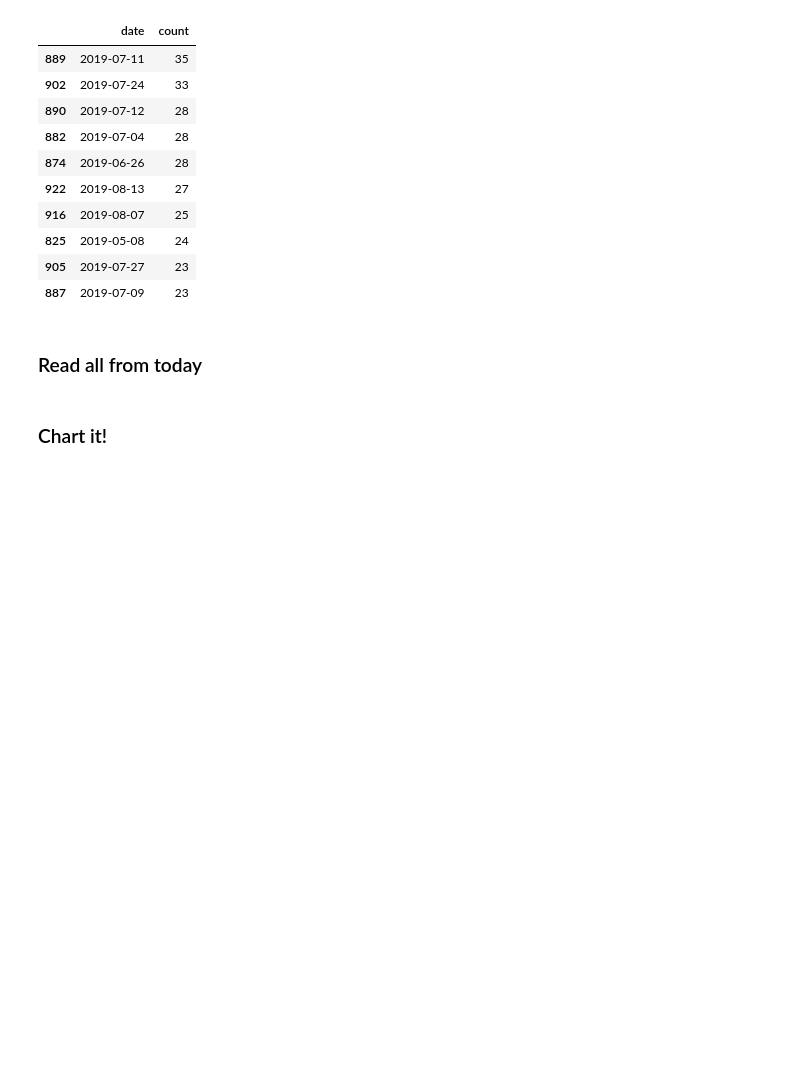
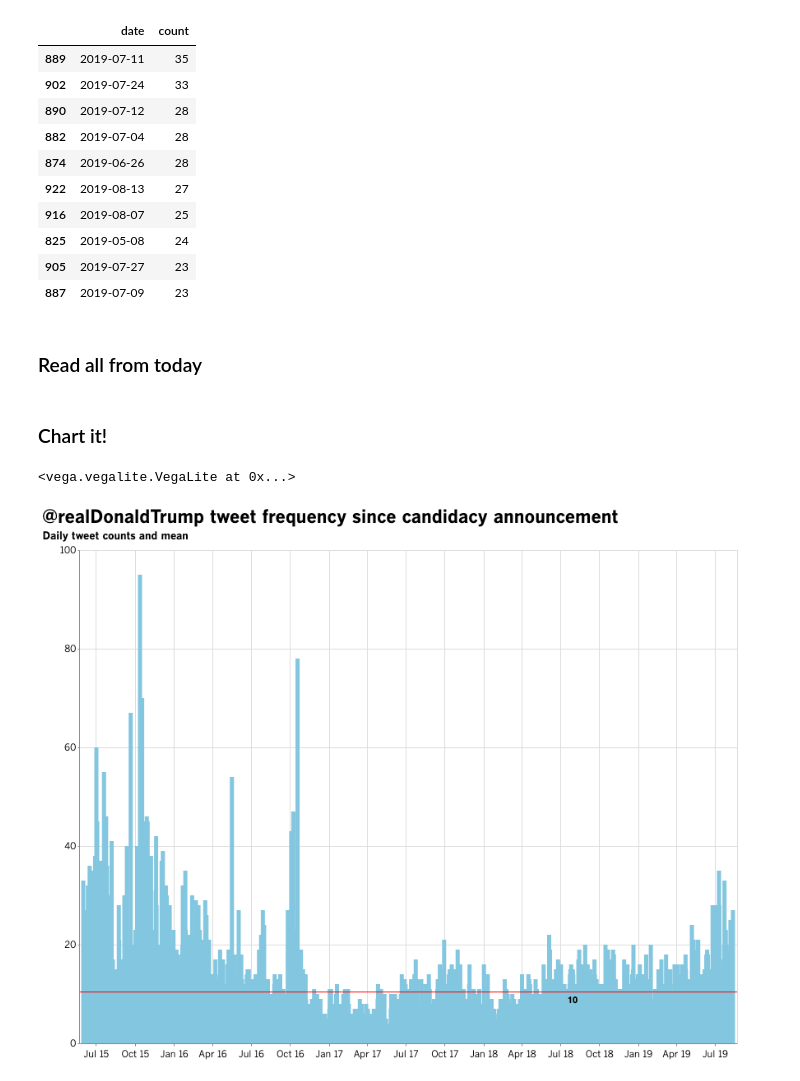
Before and after one commit to stiles/data, a Jupyter notebook: trump-tweet-frequency/trump_twitter_frequency.ipynb, the cells around one changed output. Cells and saved outputs as stored; diff of their text form; code cells hidden in the pictures; blank space fills up the shorter version.

```diff
--- a/trump-tweet-frequency/trump_twitter_frequency.ipynb
+++ b/trump-tweet-frequency/trump_twitter_frequency.ipynb
@@ -64 +69,3 @@ trumpall_prez = trumpall[trumpall.date >= '2017-01-20']
+# %%
+trumpall_running = trumpall[trumpall.date >= '2015-06-01']
 # %% [markdown]
@@ -65,0 +73,3 @@ trumpall_prez = trumpall[trumpall.date >= '2017-01-20']
+# %%
+trump_tweets_day_candidacy = trumpall_running.groupby(['date']).size()
+trump_tweets_day_candidacy_df = pd.DataFrame({'date': trump_tweets_day_candidacy.index, 'count': trump_tweets_day_candidacy.values})
@@ -90,6 +120,36 @@ trump_freq_prez.head(10)
 trump_tweets_today = trumpall[trumpall.date == '2019-08-13']
 # %% [markdown]
 ### Chart it!
+# %%
+#bars
+
+lines = alt.Chart(trump_tweets_day_candidacy_df, title = '@realDonaldTrump tweet frequency since candidacy announcement').mark_bar().encode(
+    x = alt.X('date:T', axis = alt.Axis(title = '', format = ("%b %y"))),
+    y = alt.Y('count:Q',
+        scale=alt.Scale(domain=(0, 100)), axis = alt.Axis(tickCount=6, title = 'Daily tweet counts and mean')),
+)
+
+#rule showing mean
+
+rule = alt.Chart(trump_tweets_day_candidacy_df).mark_rule(color='red').encode(
+    y='mean(count):Q'
+)
+
+#rule label -- would like to add "Average: " annotation
+text = rule.mark_text(
+    align='center',
+    baseline='middle',
+    dx=200,
+    dy=10,
+    fontWeight='bold',
+).encode(
+    text=alt.Text('mean(count):Q', format=".2"))
+
+#go
+( lines + rule + text ).properties(height=600,width=800)
+# %% [output]
+<vega.vegalite.VegaLite at 0x...>
+[figure, added]
 # %%
 #bars
 
```
Also changed, not shown: parts of 12 cells of this notebook, 2 other files.
